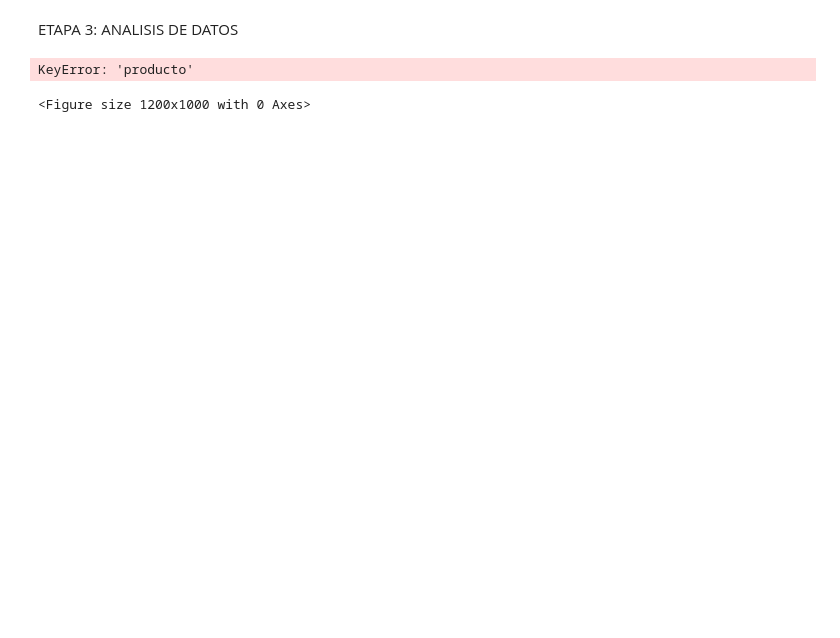
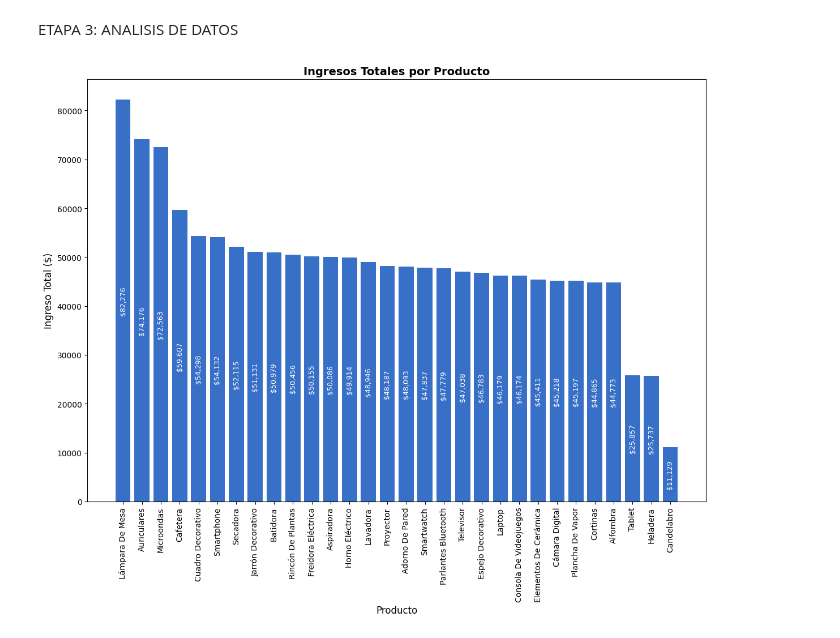
Before and after one commit to AGNS1996/entrega_final_gastonsuarez_cienciadedatos, a Jupyter notebook: Entrega_Final.ipynb, the cells around one changed output. Cells and saved outputs as stored; diff of their text form; code cells hidden in the pictures; blank space fills up the shorter version.

```diff
--- a/Entrega_Final.ipynb
+++ b/Entrega_Final.ipynb
@@ -591,3 +588,24 @@ resumen_prod = ventas_perf.groupby(by=prod_col).agg(ingreso_total=('ingreso', 's
+# %%
+# 3 - Agregar métricas por producto
+resumen_prod = (
+    ventas_perf
+    # 1) Agrupamos el DataFrame por una o varias columnas clave
+    .groupby(
+        by="producto",    # Columna (str) o lista de columnas (list[str]) que define los grupos.
+        dropna=False,   # False → NO descarta filas donde la clave de grupo tenga NaN; crea un grupo para NaN.
+        as_index=False, # False → las columnas de agrupación quedan como columnas normales (no pasan al índice).
+        observed=False  # Solo aplica si 'prod_col' es Categorical:
+                        #   False → incluye categorías NO observadas (posibles pero sin filas);
+                        #   True  → solo categorías que aparecen en los datos (más rápido y “compacto”).
+    )
+    # 2) Agregamos (resumimos) columnas numéricas por cada grupo
+    .agg(
+        ingreso_total=('ingreso', 'sum'),   # Suma de 'ingreso' por grupo (skipna=True por defecto).
+        unidades=('cantidad', 'sum'),       # Suma de 'cantidad' por grupo.
+        precio_promedio=('precio', 'mean'), # Promedio simple de 'precio' por grupo (ignora NaN).
+        registros=('ingreso', 'size')       # Número de filas en el grupo (cuenta TODO, incluso NaN).
+    )
+)
 # %%
 print(resumen_prod.head(60))
 #ordenar resumen_prod por el mayor ingreso_total, y redondear precio_promedio a 2 decimales redondeado
@@ -797,11 +966,11 @@ Resumen por categoría (ordenado por ingreso_total):
 # %% [markdown]
 ETAPA 3: ANALISIS DE DATOS
 # %%
-# Actividad 1 - Estadística Descriptiva: Calcular medidas de tendencia central y dispersión sobre las ventas.
+# Actividad 10 - Estadística Descriptiva: Calcular medidas de tendencia central y dispersión sobre las ventas.
 
 # el df que obtuvimos arriba resumen_prod, tiene un agrupado por producto con ingreso_total por producto, realizamos un grafico
 #df = ventas_top.copy()
-#df = resumen_prod.copy()
+df = resumen_prod.copy()
 #df = resumen_cant.copy()
 # =========================================
 # 📊 Gráfico de barras con etiquetas verticales dentro de cada barra
@@ -833,32 +1002,31 @@ plt.title("Ingresos Totales por Producto", fontsize=14, weight="bold")
 # Etiquetamos los ejes
 plt.xlabel("Producto", fontsize=12)        # Eje X
 plt.ylabel("Ingreso Total ($)", fontsize=12)  # Eje Y
 
 # Rotamos las etiquetas del eje X para que los nombres de los productos se lean bien
 plt.xticks(rotation=90)
 
 # Recorremos cada barra dibujada para agregar el valor de ingreso dentro de ella
 for barra in barras:
     # Obtenemos la altura de la barra (equivale al valor de ingreso_total)
     y = barra.get_height()
 
     # Escribimos el texto dentro de la barra
     plt.text(
         barra.get_x() + barra.get_width() / 2,  # posición horizontal: centro de la barra
         y / 2,                                  # posición vertical: mitad de la barra
         f"${y:,.0f}",                           # texto formateado con separador de miles
         ha='center',                            # alineación horizontal centrada
         va='center',                            # alineación vertical centrada
         fontsize=9,                             # tamaño de fuente pequeño
         color="white",                          # texto blanco para contrastar con el celeste
         rotation=90                             # rotamos el texto 90° para que quede vertical
     )
 
 # Ajustamos automáticamente los márgenes del gráfico para que no se corte nada
 plt.tight_layout()
 
 # Mostramos el gráfico final
 plt.show()
 # %% [output]
-KeyError: 'producto'
-<Figure size 1200x1000 with 0 Axes>
+[figure, added]
```
Also changed, not shown: parts of 34 cells of this notebook.
